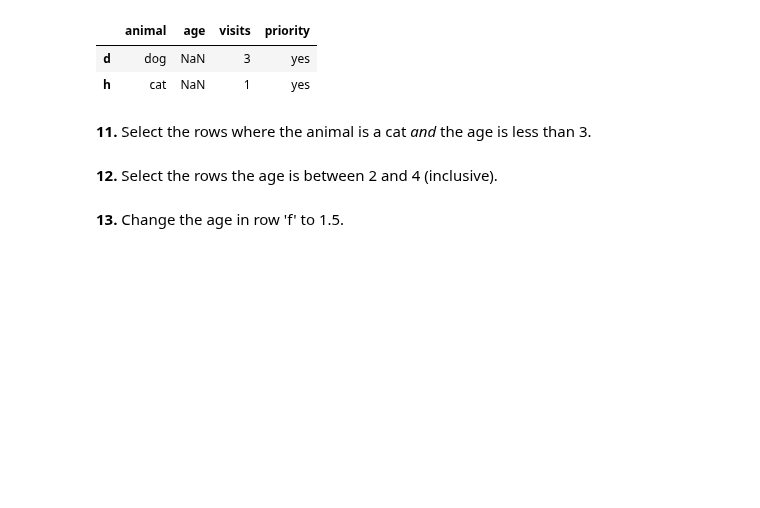
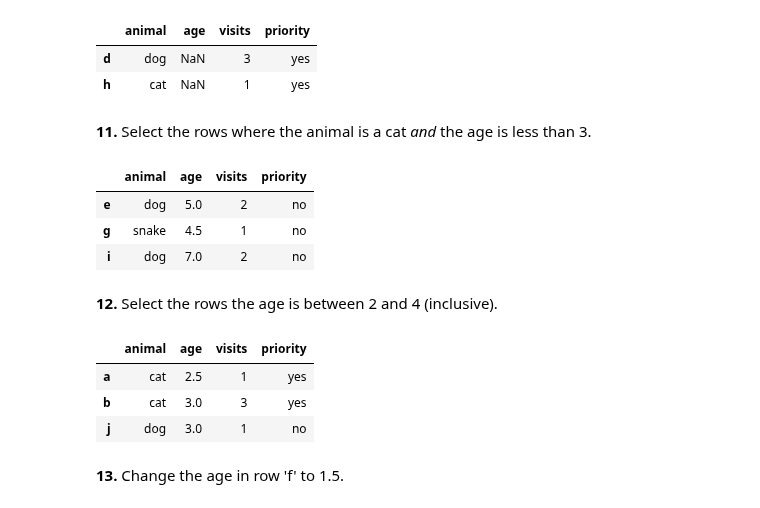
Before and after one commit to nsarkhanov/AI_Course_Exercise, a Jupyter notebook: M1/D7/D7/100-pandas-puzzles.ipynb, the cells around one changed output. Saved outputs shown, nothing was run; the diff lists cells and outputs as text; code cells hidden in the pictures; blank space fills up the shorter version.

```diff
--- a/M1/D7/D7/100-pandas-puzzles.ipynb
+++ b/M1/D7/D7/100-pandas-puzzles.ipynb
@@ -172,8 +172,20 @@ df.loc[df['age'].isna()]
 # %% [markdown]
 **11.** Select the rows where the animal is a cat *and* the age is less than 3.
 # %%
-df.loc[df['animal'].isna()]
+df.loc[['animal'] and df['age']>3]
+# %% [output]
+|  | animal | age | visits | priority |
+| e | dog | 5.0 | 2 | no |
+| g | snake | 4.5 | 1 | no |
+| i | dog | 7.0 | 2 | no |
 # %% [markdown]
 **12.** Select the rows the age is between 2 and 4 (inclusive).
+# %%
+df.loc[ (df['age']>2) & (df['age']<=4),:]
+# %% [output]
+|  | animal | age | visits | priority |
+| a | cat | 2.5 | 1 | yes |
+| b | cat | 3.0 | 3 | yes |
+| j | dog | 3.0 | 1 | no |
 # %% [markdown]
 **13.** Change the age in row 'f' to 1.5.
```
Also changed, not shown: parts of 1 cell of this notebook, 1 other file.
